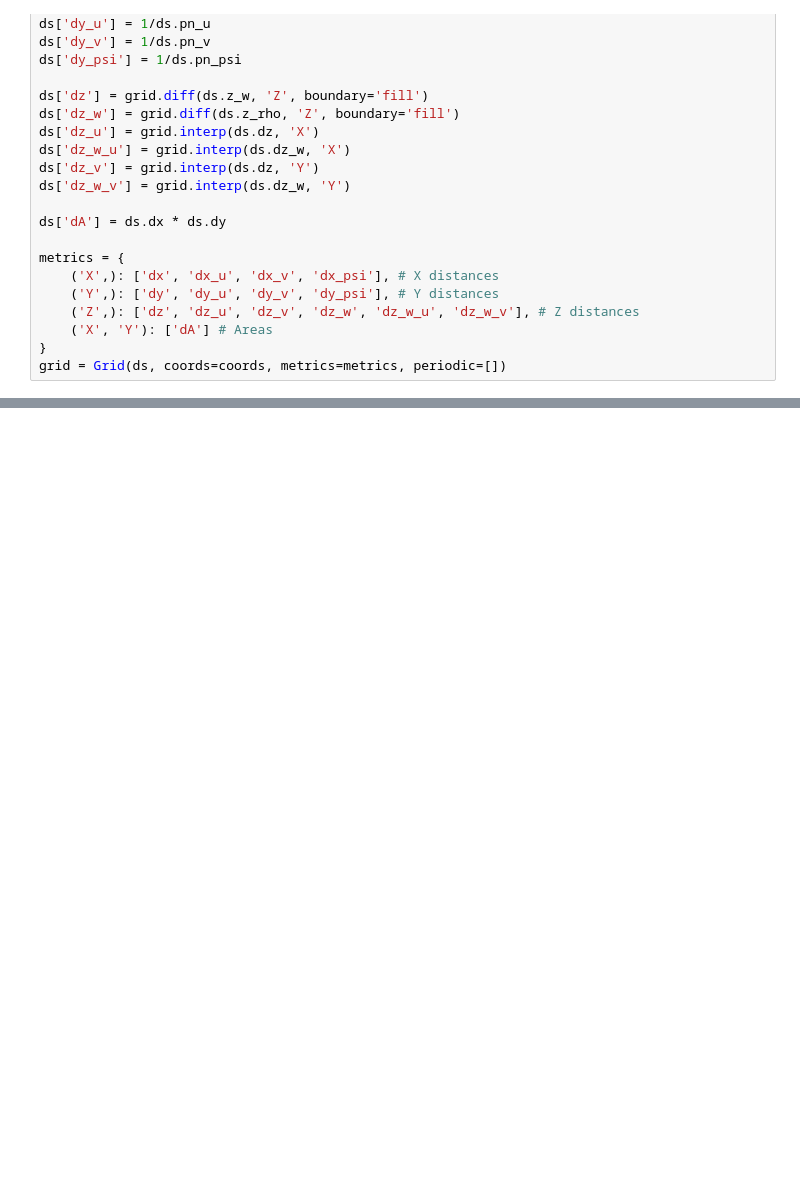
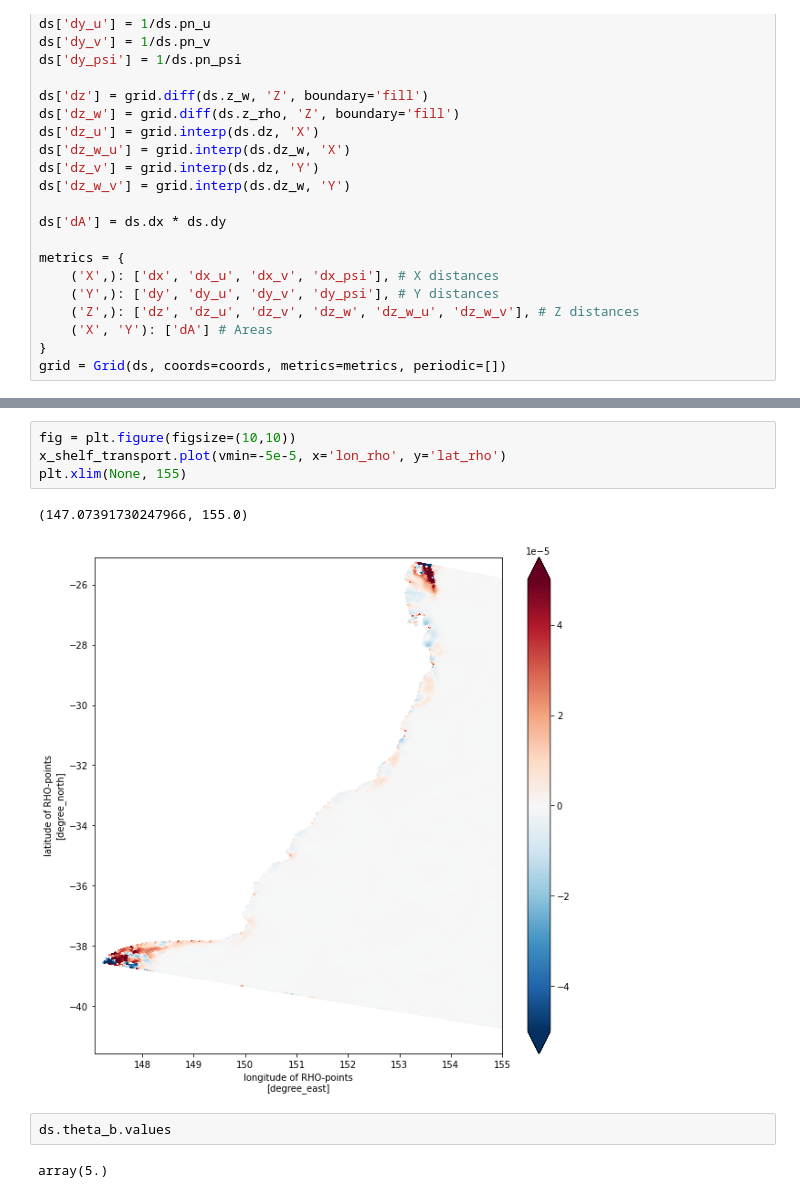
Before and after one commit to nmalan/EAC_Xshelf_volume_transport, a Jupyter notebook: stanley_eqn.ipynb, the cells around one changed output, grey strips where cells are left out. Cells and saved outputs as stored; diff of their text form; blank space fills up the shorter version.

```diff
--- a/stanley_eqn.ipynb
+++ b/stanley_eqn.ipynb
@@ -71,0 +130,11 @@ grid = Grid(ds, coords=coords, metrics=metrics, periodic=[])
+# %%
+fig = plt.figure(figsize=(10,10))
+x_shelf_transport.plot(vmin=-5e-5, x='lon_rho', y='lat_rho')
+plt.xlim(None, 155)
+# %% [output]
+(147.07391730247966, 155.0)
+[figure, added]
+# %%
+ds.theta_b.values
+# %% [output]
+array(5.)
```
Also changed, not shown: parts of 10 cells of this notebook.
